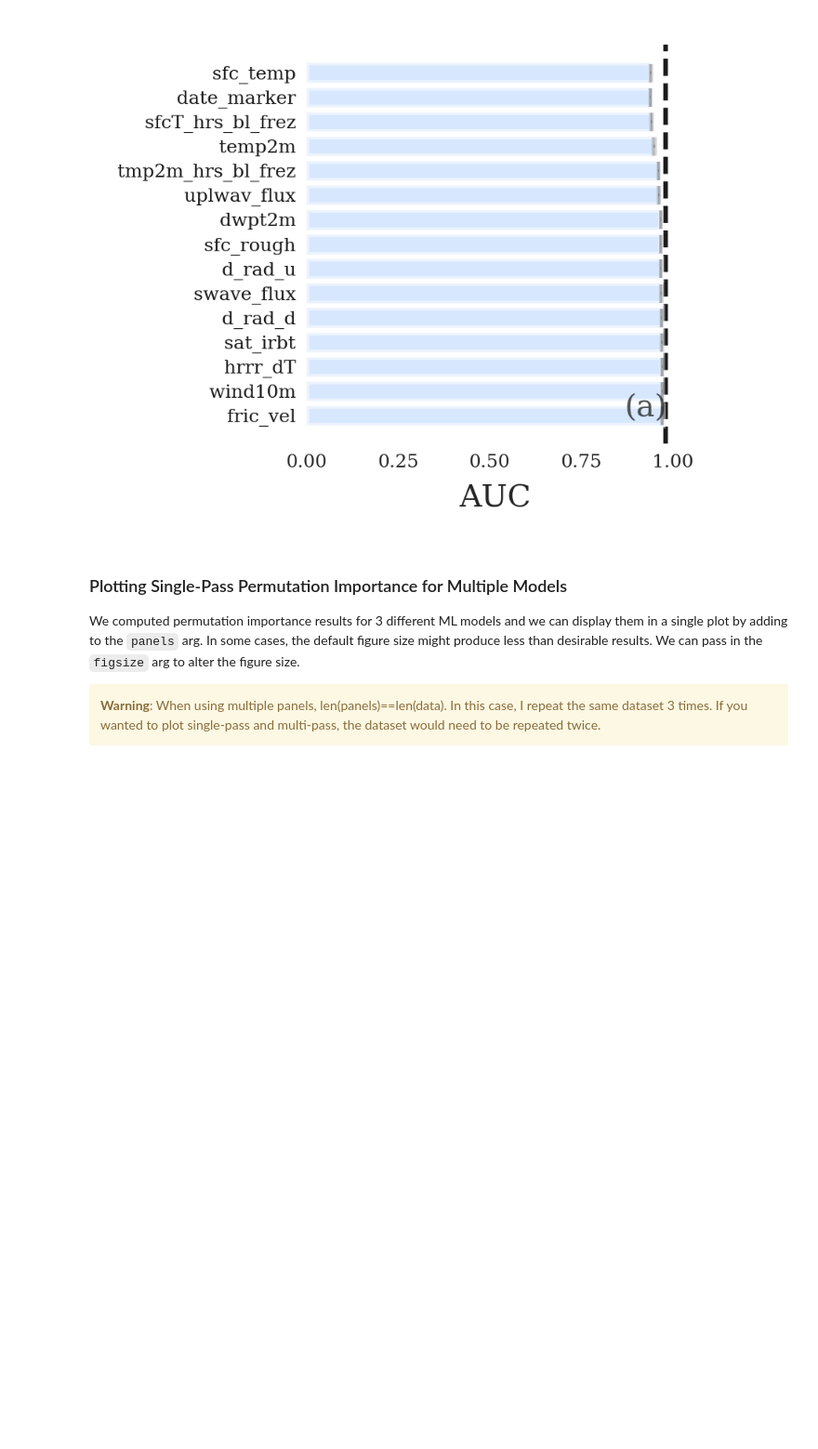
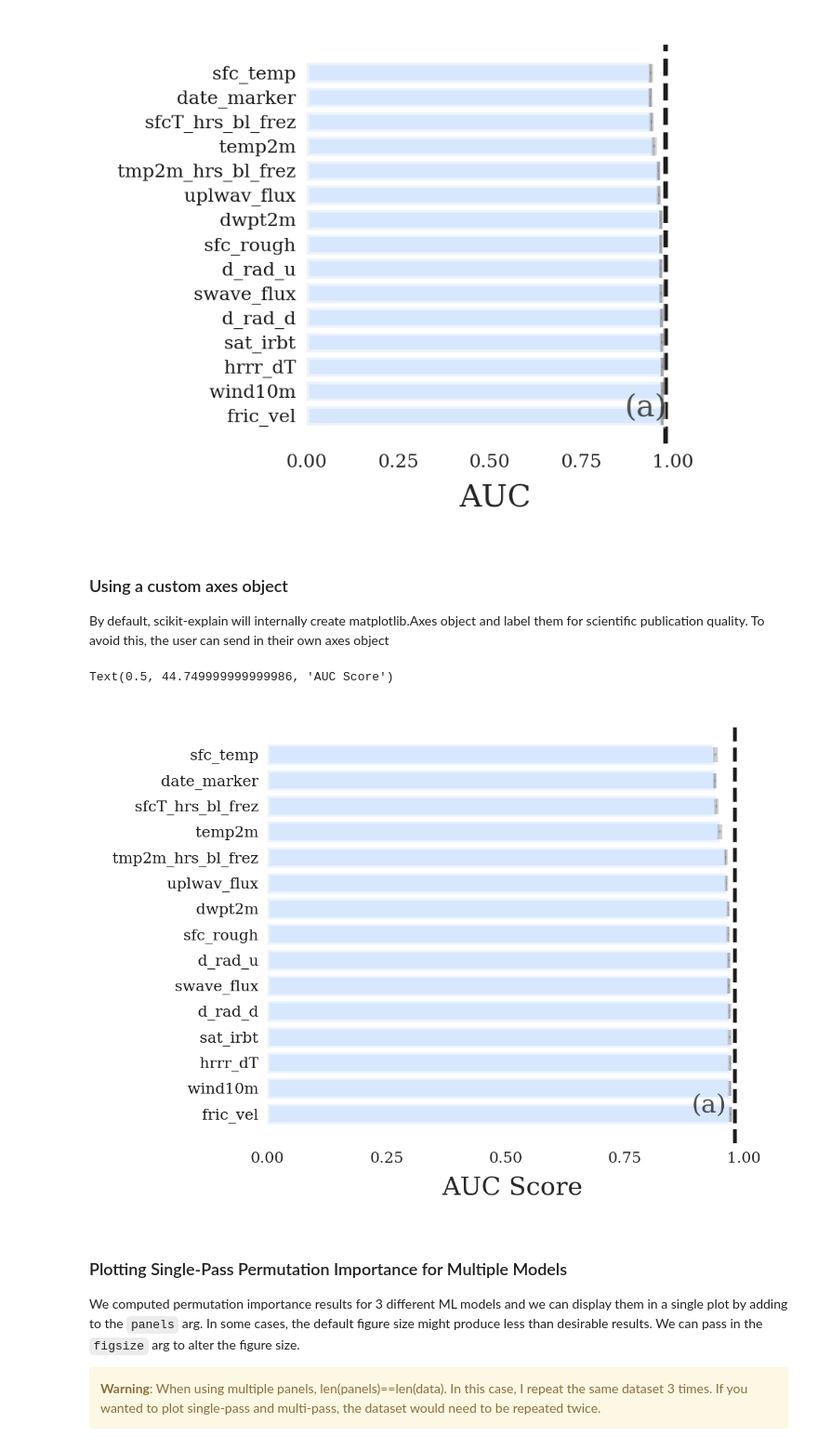
Before and after one commit to monte-flora/scikit-explain, a Jupyter notebook: tutorial_notebooks/permutation_importance_tutorial.ipynb, the cells around one changed output. Shown at 93% size. Cells and saved outputs as stored; diff of their text form; code cells hidden in the pictures; blank space fills up the shorter version.

```diff
--- a/tutorial_notebooks/permutation_importance_tutorial.ipynb
+++ b/tutorial_notebooks/permutation_importance_tutorial.ipynb
@@ -109,6 +109,24 @@ fig = explainer.plot_importance(data=results,
                                  )
 # %% [output]
 [figure]
+# %% [markdown]
+### Using a custom axes object
+
+By default, scikit-explain will internally create matplotlib.Axes object and label them for scientific publication quality. To avoid this, the user can send in their own axes object
+# %%
+import matplotlib.pyplot as plt
+fig, ax = plt.subplots(dpi=300, figsize=(4,3))
+
+fig = explainer.plot_importance(data=results,
+                                panels=[('backward_singlepass', 'Random Forest')],
+                                num_vars_to_plot=15,
+                                xlabels = ['AUC'],
+                                ax=ax
+                                 )
+ax.set_xlabel('AUC Score')
+# %% [output]
+Text(0.5, 44.749999999999986, 'AUC Score')
+[figure, added]
 # %% [markdown]
 ### Plotting Single-Pass Permutation Importance for Multiple Models
 
```
Also changed, not shown: 16 other files.
